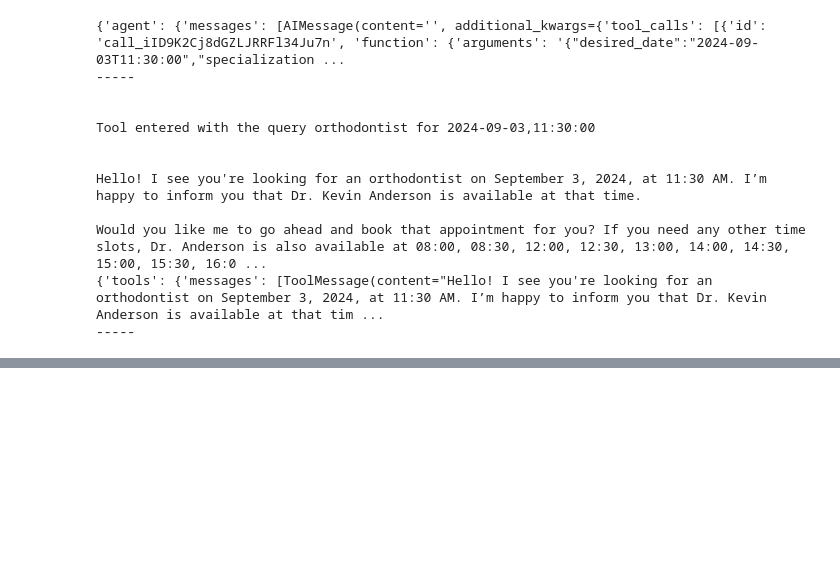
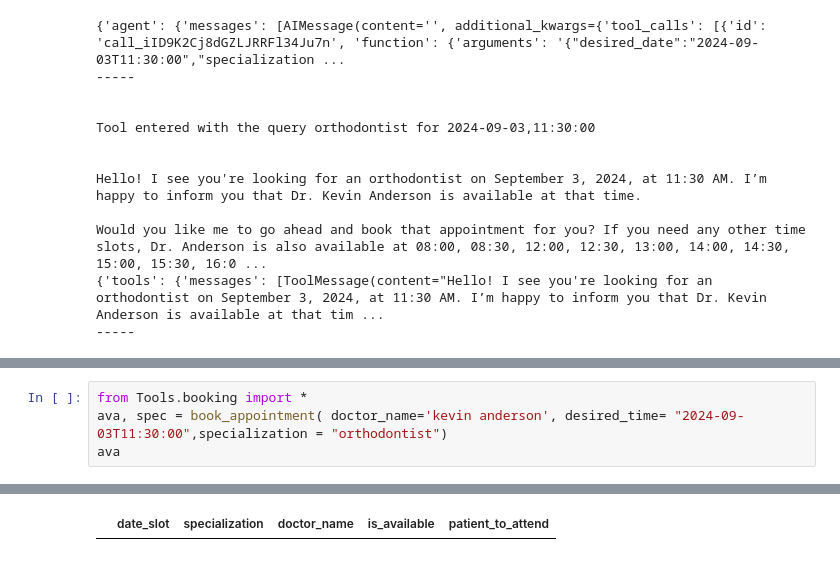
Before and after one commit to ajeetach97701/LangGraph, a Jupyter notebook: test.ipynb, the cells around one changed output, grey strips where cells are left out. Drawn from its saved outputs; the diff is of its cells as text; blank space fills up the shorter version.

```diff
--- a/test.ipynb
+++ b/test.ipynb
@@ -151,3 +179,8 @@ Hello! I see you're looking for an orthodontist on September 3, 2024. I have gre
 -----
 .......... Hello! How can I assist you today?
 InvalidUpdateError: Expected dict, got Hello! How can I assist you today?
+# %%
+from Tools.booking import *
+ava, spec = book_appointment( doctor_name='kevin anderson', desired_time= "2024-09-03T11:30:00",specialization = "orthodontist")
+ava
+# %% [output]
@@ -153,0 +189 @@ InvalidUpdateError: Expected dict, got Hello! How can I assist you today?
+|  | date_slot | specialization | doctor_name | is_available | patient_to_attend |
```
Also changed, not shown: parts of 26 cells of this notebook, 17 other files.
